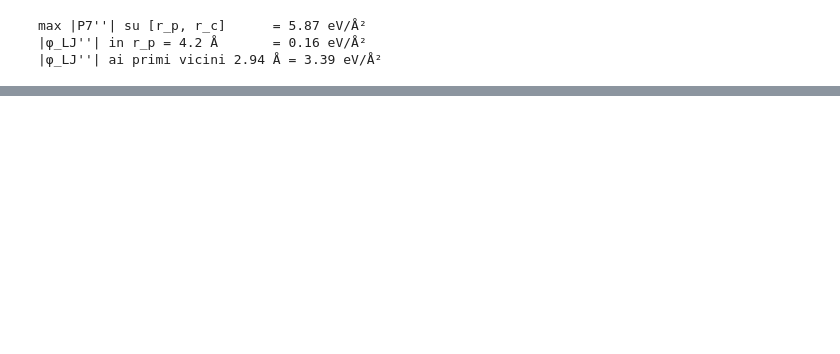
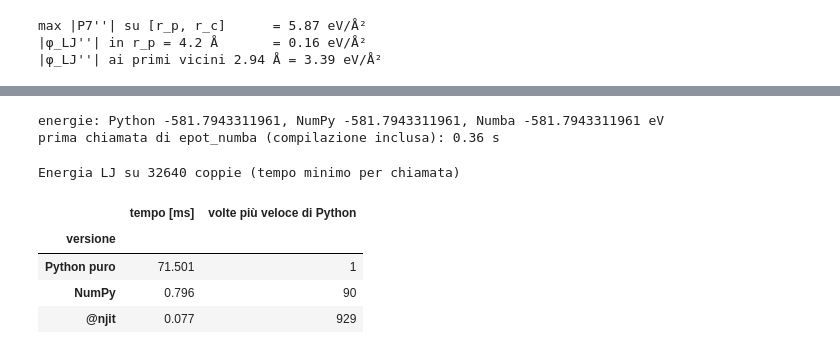
Before and after one commit to francescobellina/computational-course, a Jupyter notebook: notebooks/05_molecular_dynamics/esercizi_cms6.ipynb, the cells around one changed output, grey strips where cells are left out. Cells and saved outputs as stored; diff of their text form; code cells hidden in the pictures; blank space fills up the shorter version.

```diff
--- a/notebooks/05_molecular_dynamics/esercizi_cms6.ipynb
+++ b/notebooks/05_molecular_dynamics/esercizi_cms6.ipynb
@@ -1172,0 +1276,73 @@ max |P7''| su [r_p, r_c]      = 5.87 eV/Å²
+# %%
+from numba import njit
+
+
+def cronometra(f, *args, ripetizioni=5):
+    """Tempo minimo di una chiamata di f(*args), in ms."""
+    tempi = []
+    for _ in range(ripetizioni):
+        t0 = time.perf_counter()
+        f(*args)
+        tempi.append(time.perf_counter() - t0)
+    return 1e3 * min(tempi)
+
+
+def epot_python(pos, box):
+    """Energia LJ (taglio netto in RC) con un doppio ciclo esplicito sulle coppie."""
+    n = pos.shape[0]
+    e = 0.0
+    for i in range(n - 1):
+        for j in range(i + 1, n):
+            d2 = 0.0
+            for k in range(3):
+                d = pos[i, k] - pos[j, k]
+                d -= box[k] * round(d / box[k])  # minima immagine
+                d2 += d * d
+            if d2 < RC * RC:
+                sr6 = (SIGMA * SIGMA / d2) ** 3
+                e += 4.0 * EPSILON * (sr6 * sr6 - sr6)
+    return e
+
+
+epot_numba = njit(epot_python)  # la stessa funzione, compilata
+
+
+def epot_numpy(pos, box):
+    """Stessa energia, vettorizzata su tutte le coppie."""
+    rij = pos[IU] - pos[JU]
+    rij -= box * np.round(rij / box)
+    r2 = np.einsum("ij,ij->i", rij, rij)
+    sr6 = (SIGMA * SIGMA / r2[r2 < RC * RC]) ** 3
+    return float((4.0 * EPSILON * (sr6 * sr6 - sr6)).sum())
+
+
+rng = np.random.default_rng(1)
+pos_test = pos0 + 0.05 * rng.standard_normal(pos0.shape)  # rompe la simmetria del reticolo
+IU, JU = np.triu_indices(len(pos_test), k=1)
+
+t0 = time.perf_counter()
+e_numba = epot_numba(pos_test, box0)  # prima chiamata: compila
+t_compila = time.perf_counter() - t0
+
+e_python, e_numpy = epot_python(pos_test, box0), epot_numpy(pos_test, box0)
+print(f"energie: Python {e_python:.10f}, NumPy {e_numpy:.10f}, Numba {e_numba:.10f} eV")
+print(f"prima chiamata di epot_numba (compilazione inclusa): {t_compila:.2f} s\n")
+
+t_py = cronometra(epot_python, pos_test, box0, ripetizioni=3)
+t_np = cronometra(epot_numpy, pos_test, box0)
+t_nb = cronometra(epot_numba, pos_test, box0)
+prova1 = pd.DataFrame(
+    {"tempo [ms]": [t_py, t_np, t_nb], "volte più veloce di Python": [1.0, t_py / t_np, t_py / t_nb]},
+    index=pd.Index(["Python puro", "NumPy", "@njit"], name="versione"),
+)
+display(prova1.style.format({"tempo [ms]": "{:.3f}", "volte più veloce di Python": "{:.0f}"})
+        .set_caption(f"Energia LJ su {len(IU)} coppie (tempo minimo per chiamata)"))
+# %% [output]
+energie: Python -581.7943311961, NumPy -581.7943311961, Numba -581.7943311961 eV
+prima chiamata di epot_numba (compilazione inclusa): 0.36 s
+Energia LJ su 32640 coppie (tempo minimo per chiamata)
+|  | tempo [ms] | volte più veloce di Python |
+| versione |  |  |
+| Python puro | 71.501 | 1 |
+| NumPy | 0.796 | 90 |
+| @njit | 0.077 | 929 |
```
Also changed, not shown: parts of 16 cells of this notebook, 2 other files.
